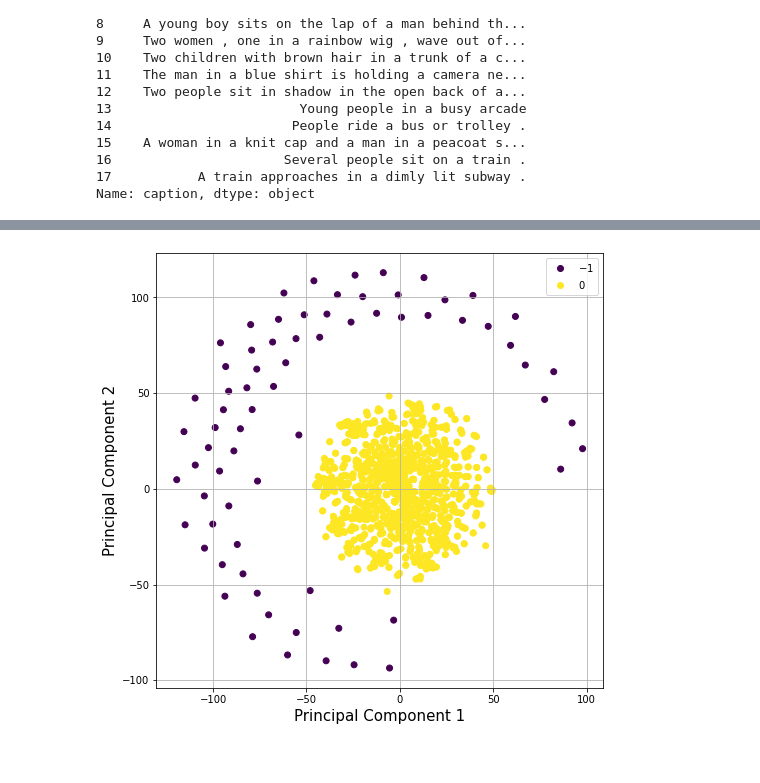
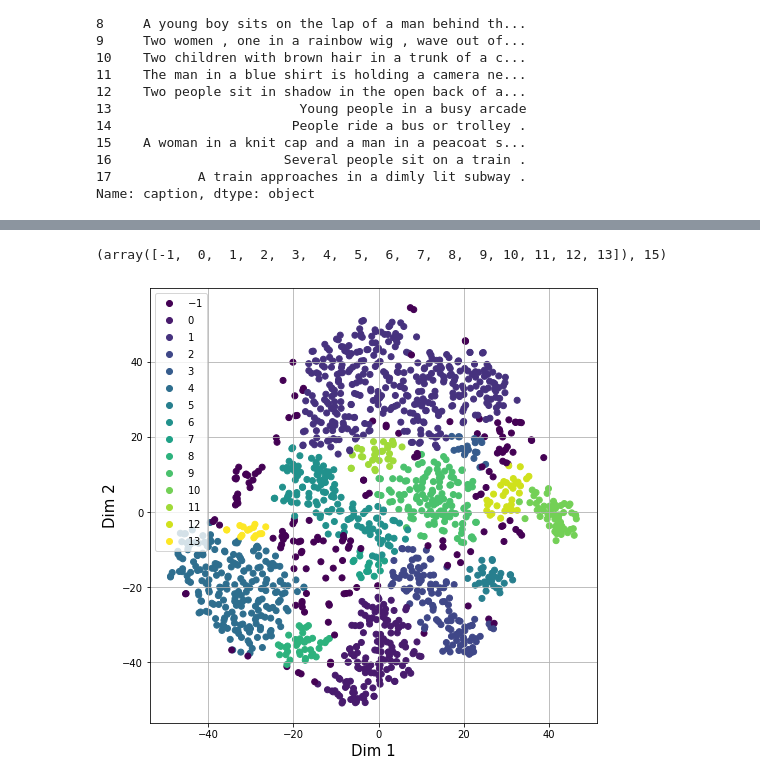
Before and after one commit to yemyemyem/sempix20, a Jupyter notebook: notebooks/joint_space_analysis.ipynb, the cells around one changed output, grey strips where cells are left out. Drawn from its saved outputs; the diff is of its cells as text; code cells hidden in the pictures.

Commit message:
Begin image t-SNE data crunching

```diff
--- a/notebooks/joint_space_analysis.ipynb
+++ b/notebooks/joint_space_analysis.ipynb
@@ -194,20 +194,25 @@ ax.grid()
 # %%
 from sklearn.cluster import DBSCAN, OPTICS, KMeans
 from sklearn.cluster import AgglomerativeClustering
-clustering = DBSCAN(eps=10, min_samples=4).fit(img_data)
+clustering = DBSCAN(eps=4, min_samples=14).fit(img_data)
 
 #clustering = AgglomerativeClustering().fit(img_data)
-#clustering = OPTICS(min_samples=32).fit(img_data)
-#clustering = KMeans(n_clusters=8).fit(data)
+#clustering = OPTICS(min_samples=16).fit(img_data)
+#clustering = KMeans(n_clusters=10).fit(img_data)
 l = clustering.labels_
+# %%
+np.unique(l), len(np.unique(l))
+# %% [output]
+(array([-1,  0,  1,  2,  3,  4,  5,  6,  7,  8,  9, 10, 11, 12, 13]), 15)
 # %%
 fig = plt.figure(figsize = (8,8))
 ax = fig.add_subplot(1,1,1)
 p = (l!=-1)
-ax.set_xlabel('Principal Component 1', fontsize = 15)
-ax.set_ylabel('Principal Component 2', fontsize = 15)
+ax.set_xlabel('Dim 1', fontsize = 15)
+ax.set_ylabel('Dim 2', fontsize = 15)
 scatter = ax.scatter(X1,X2,c = l)
 legend1 = ax.legend(*scatter.legend_elements())
 ax.grid()
+plt.savefig("tsne_image.png")
 # %% [output]
-[figure, old version]
+[figure, new version]
```
Also changed, not shown: parts of 8 cells of this notebook.
